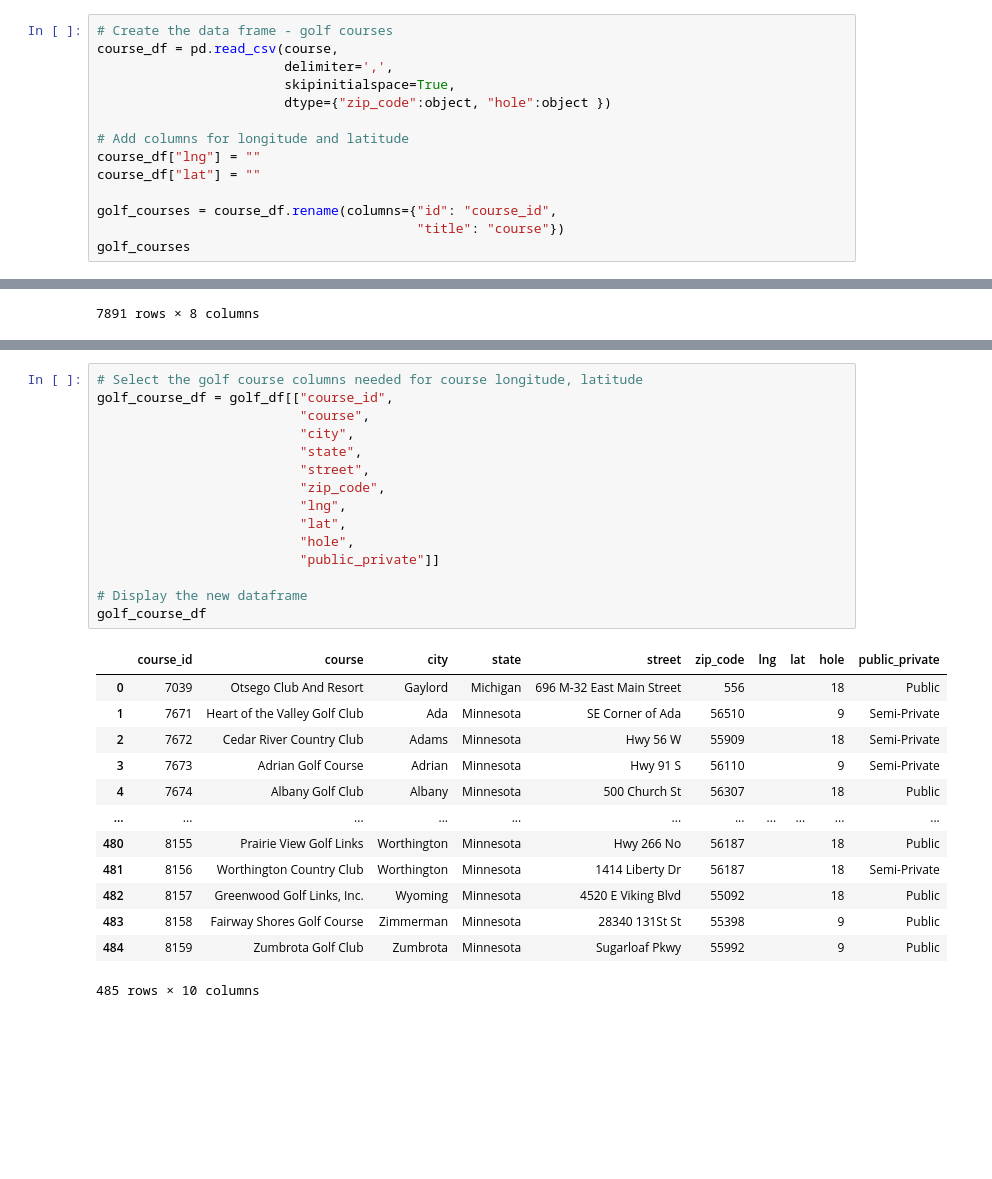
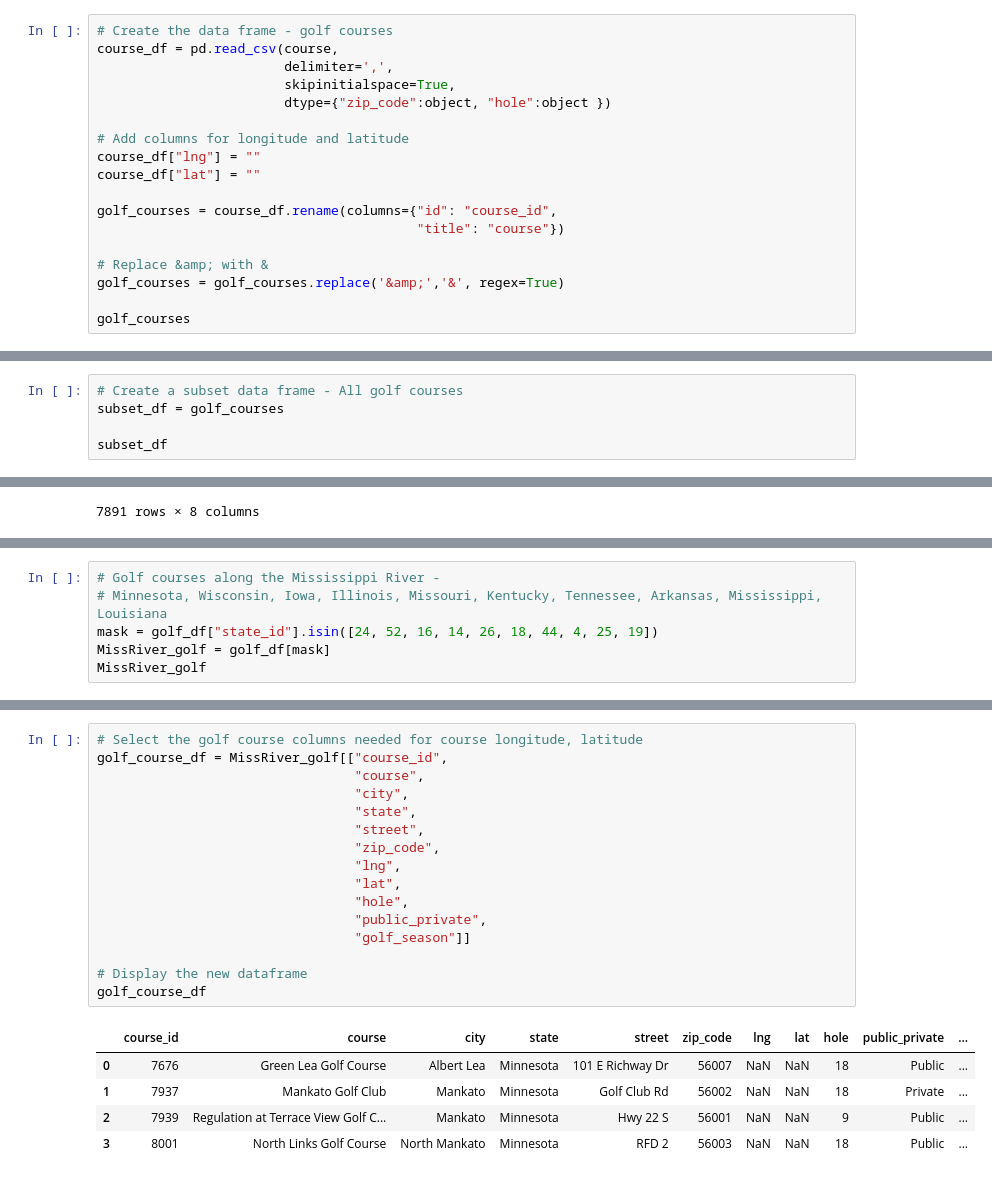
Before and after one commit to emilyfrels/project-2, a Jupyter notebook: golf_ETL.ipynb, the cells around one changed output, grey strips where cells are left out. Drawn from its saved outputs; the diff is of its cells as text; blank space fills up the shorter version.

Commit message:
updated ETL with season and course info

```diff
--- a/golf_ETL.ipynb
+++ b/golf_ETL.ipynb
@@ -35,6 +35,10 @@ course_df["lat"] = ""
 
 golf_courses = course_df.rename(columns={"id": "course_id",
                                          "title": "course"})
+
+# Replace &amp; with &
+golf_courses = golf_courses.replace('&amp;','&', regex=True)
+
 golf_courses
 # %% [output]
 |  | course_id | city_id | course | street | address | zip_code | phone | hole | architect | year_built | ... |
@@ -108,3 +133,8 @@ subset_df
+# %%
+# Create a subset data frame - All golf courses
+subset_df = golf_courses
+
+subset_df
 # %%
 # Create the data frame - golf cities
 city_df = pd.read_csv(city, delimiter=',', skipinitialspace=True)
@@ -245,0 +255,6 @@ golf_df
+# %%
+# Golf courses along the Mississippi River -
+# Minnesota, Wisconsin, Iowa, Illinois, Missouri, Kentucky, Tennessee, Arkansas, Mississippi, Louisiana
+mask = golf_df["state_id"].isin([24, 52, 16, 14, 26, 18, 44, 4, 25, 19])
+MissRiver_golf = golf_df[mask]
+MissRiver_golf
@@ -246,32 +268,25 @@ golf_df
 # %%
 # Select the golf course columns needed for course longitude, latitude
-golf_course_df = golf_df[["course_id",
-                          "course",
-                          "city",
-                          "state",
-                          "street",
-                          "zip_code",
-                          "lng",
-                          "lat",
-                          "hole",
-                          "public_private"]]
+golf_course_df = MissRiver_golf[["course_id",
+                                 "course",
+                                 "city",
+                                 "state",
+                                 "street",
+                                 "zip_code",
+                                 "lng",
+                                 "lat",
+                                 "hole",
+                                 "public_private",
+                                 "golf_season"]]
 
 # Display the new dataframe
 golf_course_df
 # %% [output]
-|  | course_id | course | city | state | street | zip_code | lng | lat | hole | public_private |
-| 0 | 7039 | Otsego Club And Resort | Gaylord | Michigan | 696 M-32 East Main Street | 556 |  |  | 18 | Public |
-| 1 | 7671 | Heart of the Valley Golf Club | Ada | Minnesota | SE Corner of Ada | 56510 |  |  | 9 | Semi-Private |
-| 2 | 7672 | Cedar River Country Club | Adams | Minnesota | Hwy 56 W | 55909 |  |  | 18 | Semi-Private |
-| 3 | 7673 | Adrian Golf Course | Adrian | Minnesota | Hwy 91 S | 56110 |  |  | 9 | Semi-Private |
-| 4 | 7674 | Albany Golf Club | Albany | Minnesota | 500 Church St | 56307 |  |  | 18 | Public |
-| ... | ... | ... | ... | ... | ... | ... | ... | ... | ... | ... |
-| 480 | 8155 | Prairie View Golf Links | Worthington | Minnesota | Hwy 266 No | 56187 |  |  | 18 | Public |
-| 481 | 8156 | Worthington Country Club | Worthington | Minnesota | 1414 Liberty Dr | 56187 |  |  | 18 | Semi-Private |
-| 482 | 8157 | Greenwood Golf Links, Inc. | Wyoming | Minnesota | 4520 E Viking Blvd | 55092 |  |  | 18 | Public |
-| 483 | 8158 | Fairway Shores Golf Course | Zimmerman | Minnesota | 28340 131St St | 55398 |  |  | 9 | Public |
-| 484 | 8159 | Zumbrota Golf Club | Zumbrota | Minnesota | Sugarloaf Pkwy | 55992 |  |  | 9 | Public |
+|  | course_id | course | city | state | street | zip_code | lng | lat | hole | public_private | ... |
+| 0 | 7676 | Green Lea Golf Course | Albert Lea | Minnesota | 101 E Richway Dr | 56007 | NaN | NaN | 18 | Public | ... |
+| 1 | 7937 | Mankato Golf Club | Mankato | Minnesota | Golf Club Rd | 56002 | NaN | NaN | 18 | Private | ... |
+| 2 | 7939 | Regulation at Terrace View Golf C... | Mankato | Minnesota | Hwy 22 S | 56001 | NaN | NaN | 9 | Public | ... |
+| 3 | 8001 | North Links Golf Course | North Mankato | Minnesota | RFD 2 | 56003 | NaN | NaN | 18 | Public | ... |
-485 rows × 10 columns
 # %%
 # Select the golf course columns needed for golf kiosk - general information
 course_info = golf_df[["course_id",
```
Also changed, not shown: parts of 26 cells of this notebook, 1 other file.
